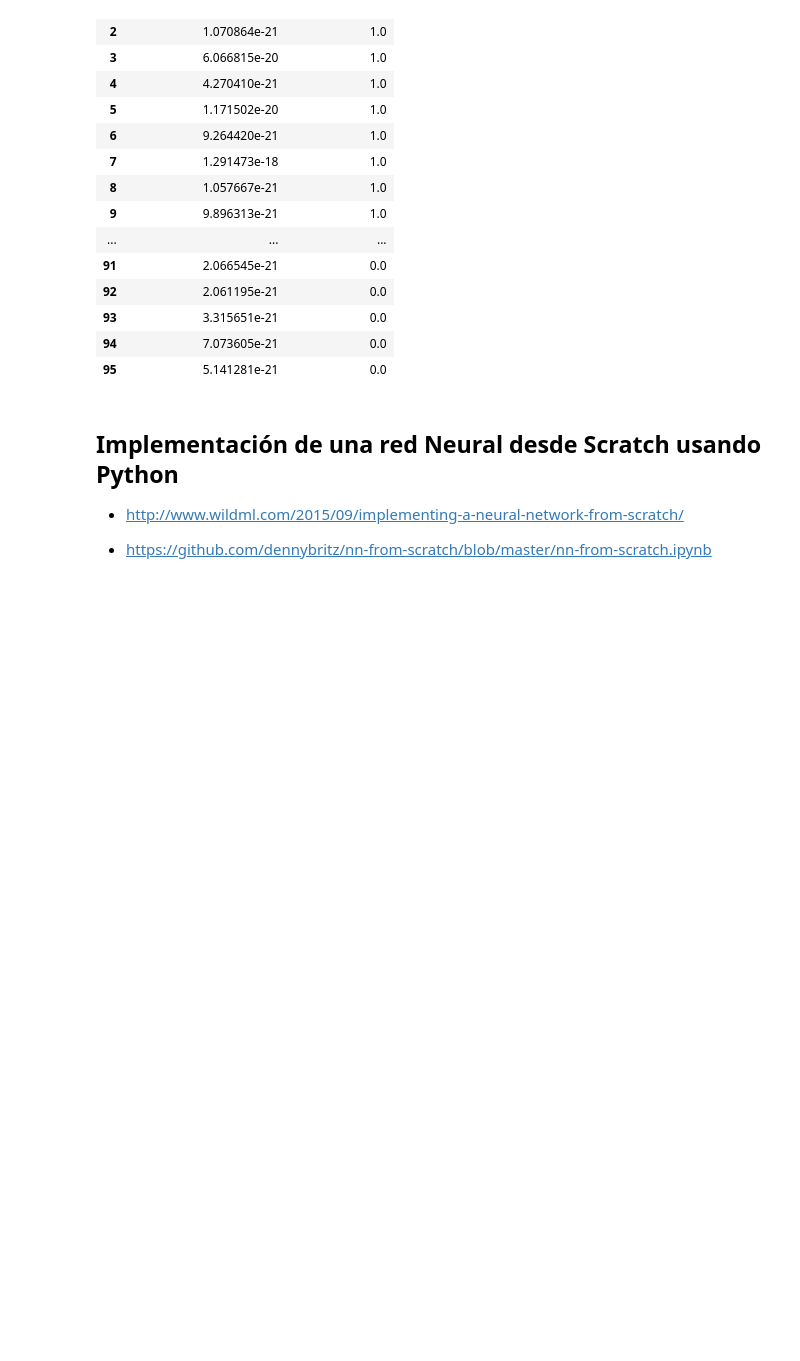
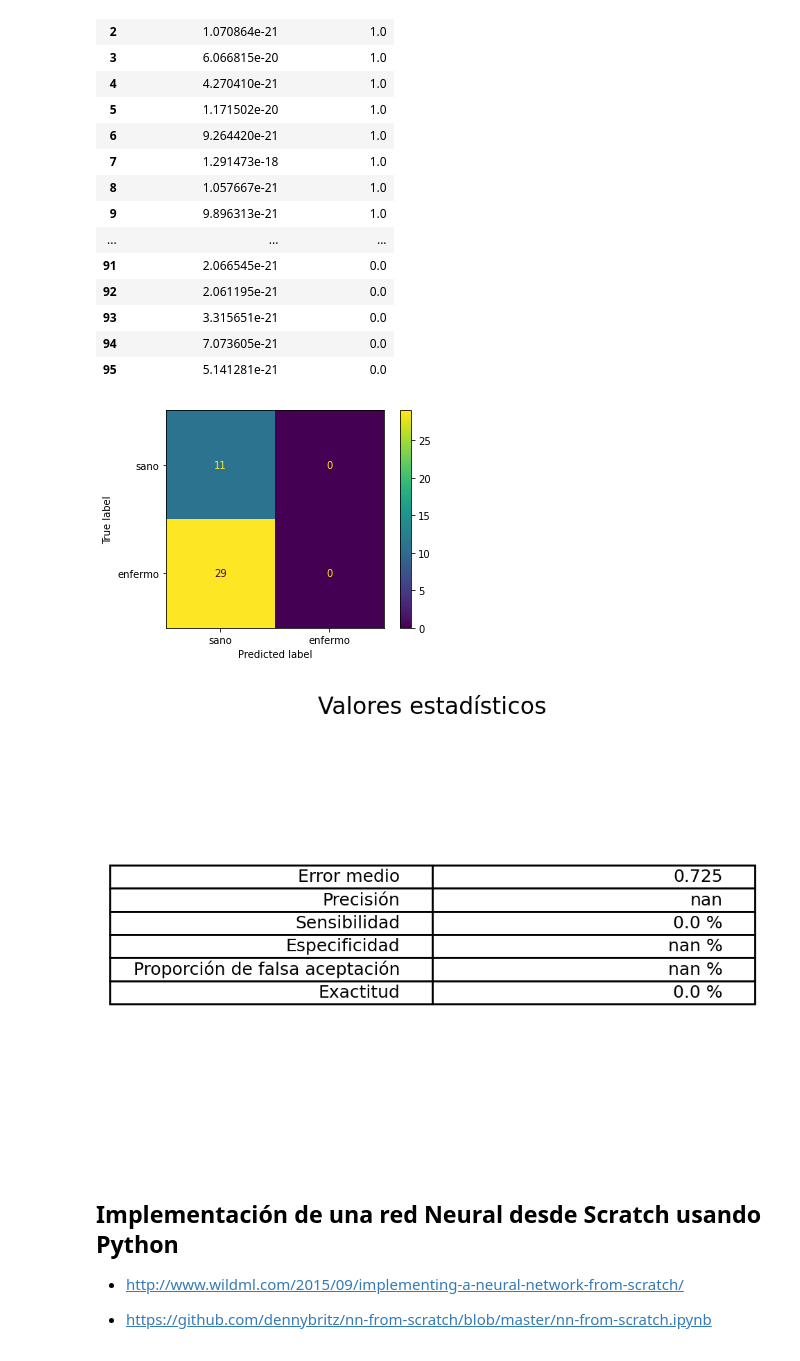
Before and after one commit to esteban11519/tecnicasDeInteligenciaArtificial, a Jupyter notebook: PF/clasificacionConRNA.ipynb, the cells around one changed output. Drawn from its saved outputs; the diff is of its cells as text; code cells hidden in the pictures; blank space fills up the shorter version.

```diff
--- a/PF/clasificacionConRNA.ipynb
+++ b/PF/clasificacionConRNA.ipynb
@@ -682,6 +727,27 @@ Error:0.7291666666666666
 | 93 | 3.315651e-21 | 0.0 |
 | 94 | 7.073605e-21 | 0.0 |
 | 95 | 5.141281e-21 | 0.0 |
+# %%
+# Evaluación
+l0 = Xprueba
+l1 = nonlin(np.dot(l0,syn0))
+l2prueba = nonlin(np.dot(l1,syn1))
+Yprediccion=[]
+
+for i in range(len(l1prueba)):
+    if l2prueba[i]>=0.5:
+        Yprediccion.append(1)
+    else:
+        Yprediccion.append(0)
+
+# Con scikit-learn
+cm = confusion_matrix(Yprueba, Yprediccion)
+tn, fp, fn, tp = cm.ravel()
+cm_display = ConfusionMatrixDisplay(cm,display_labels=["sano","enfermo"]).plot()
+valoresEstadisticos(Yprueba,tp,fp,fn,tp)
+# %% [output]
+[figure, added]
+[figure, added]
 # %% [markdown]
 ## Implementación de una  red Neural desde Scratch usando Python
 
```
Also changed, not shown: parts of 7 cells of this notebook.
